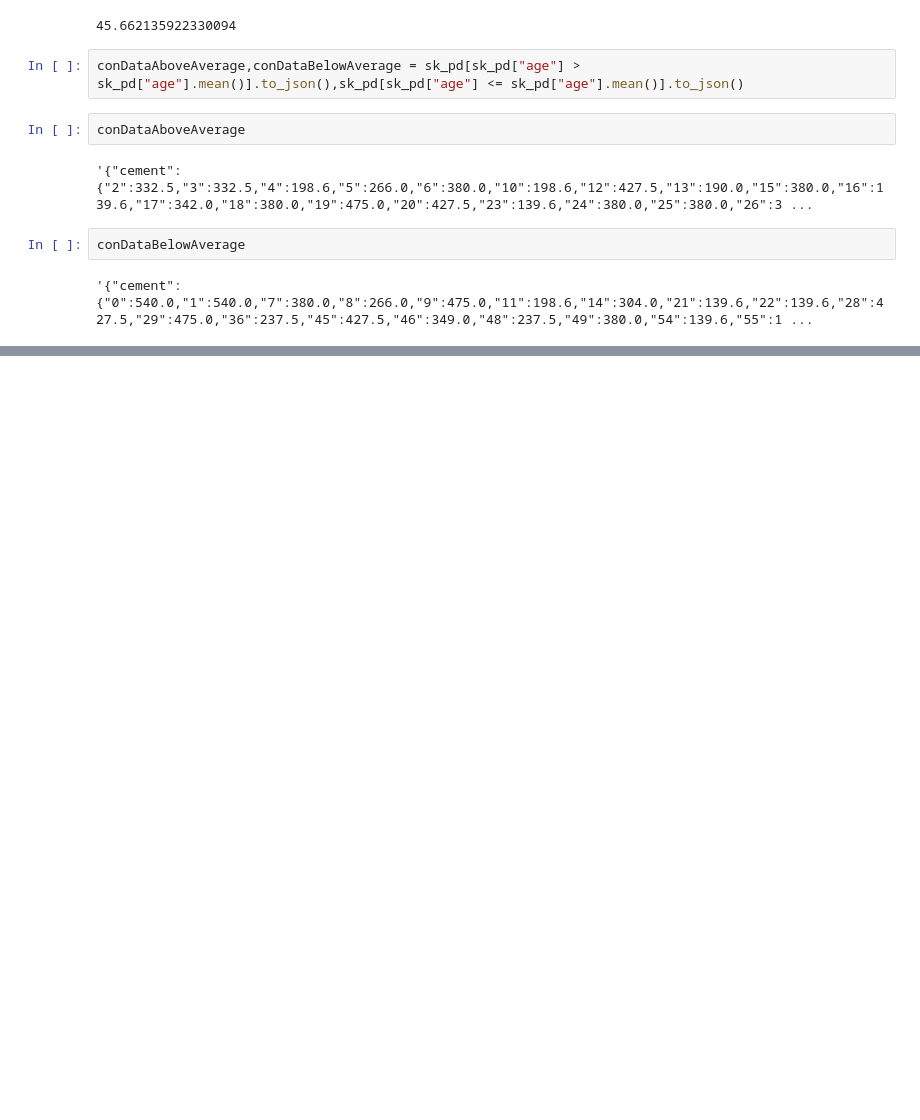
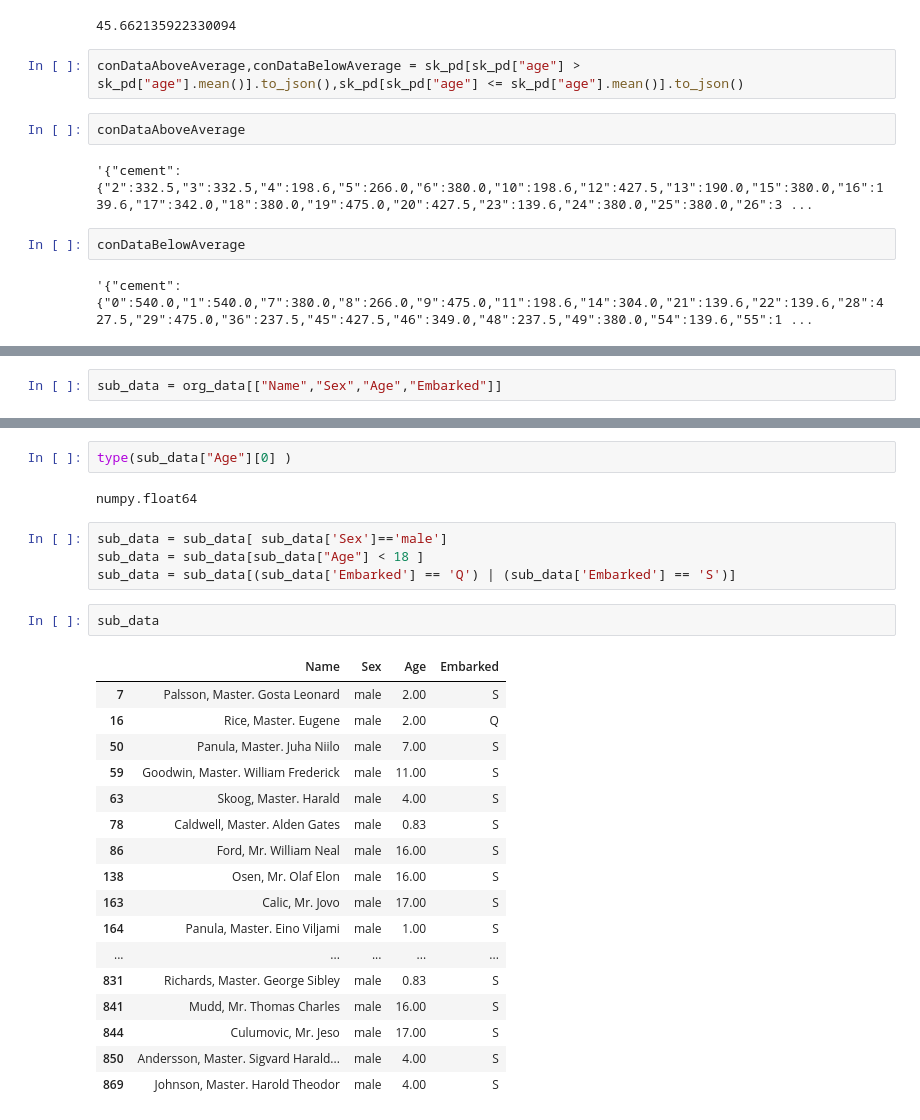
Before and after one commit to olyanos/kfupmCourse, a Jupyter notebook: module2/Day2.ipynb, the cells around one changed output, grey strips where cells are left out. Saved outputs shown, nothing was run; the diff lists cells and outputs as text; blank space fills up the shorter version.

```diff
--- a/module2/Day2.ipynb
+++ b/module2/Day2.ipynb
@@ -58,0 +147,2 @@ conDataBelowAverage
+# %%
+sub_data = org_data[["Name","Sex","Age","Embarked"]]
@@ -58,0 +165,28 @@ conDataBelowAverage
+# %%
+type(sub_data["Age"][0] )
+# %% [output]
+numpy.float64
+# %%
+sub_data = sub_data[ sub_data['Sex']=='male']
+sub_data = sub_data[sub_data["Age"] < 18 ]
+sub_data = sub_data[(sub_data['Embarked'] == 'Q') | (sub_data['Embarked'] == 'S')]
+# %%
+sub_data
+# %% [output]
+|  | Name | Sex | Age | Embarked |
+| 7 | Palsson, Master. Gosta Leonard | male | 2.00 | S |
+| 16 | Rice, Master. Eugene | male | 2.00 | Q |
+| 50 | Panula, Master. Juha Niilo | male | 7.00 | S |
+| 59 | Goodwin, Master. William Frederick | male | 11.00 | S |
+| 63 | Skoog, Master. Harald | male | 4.00 | S |
+| 78 | Caldwell, Master. Alden Gates | male | 0.83 | S |
+| 86 | Ford, Mr. William Neal | male | 16.00 | S |
+| 138 | Osen, Mr. Olaf Elon | male | 16.00 | S |
+| 163 | Calic, Mr. Jovo | male | 17.00 | S |
+| 164 | Panula, Master. Eino Viljami | male | 1.00 | S |
+| ... | ... | ... | ... | ... |
+| 831 | Richards, Master. George Sibley | male | 0.83 | S |
+| 841 | Mudd, Mr. Thomas Charles | male | 16.00 | S |
+| 844 | Culumovic, Mr. Jeso | male | 17.00 | S |
+| 850 | Andersson, Master. Sigvard Harald... | male | 4.00 | S |
+| 869 | Johnson, Master. Harold Theodor | male | 4.00 | S |
```
Also changed, not shown: parts of 12 cells of this notebook, 3 other files.
